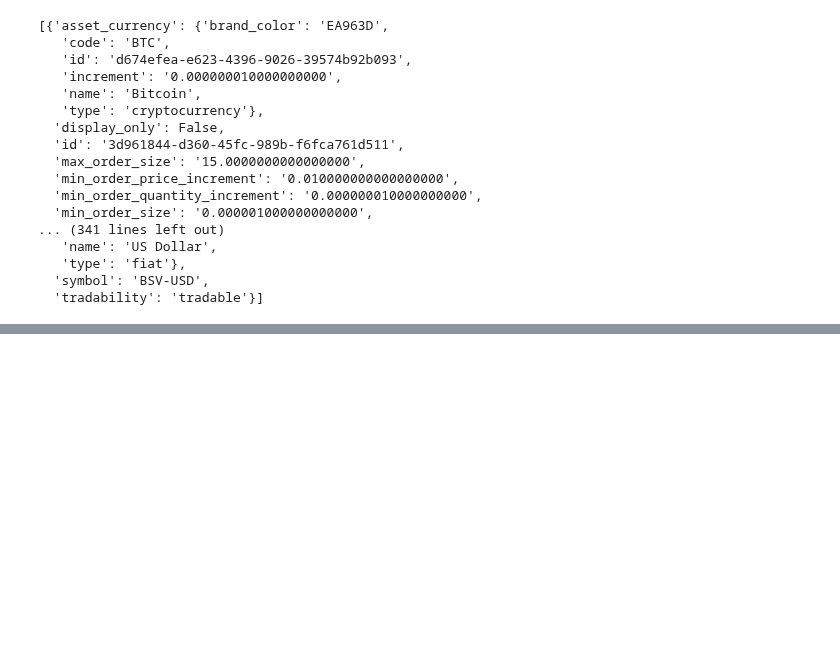
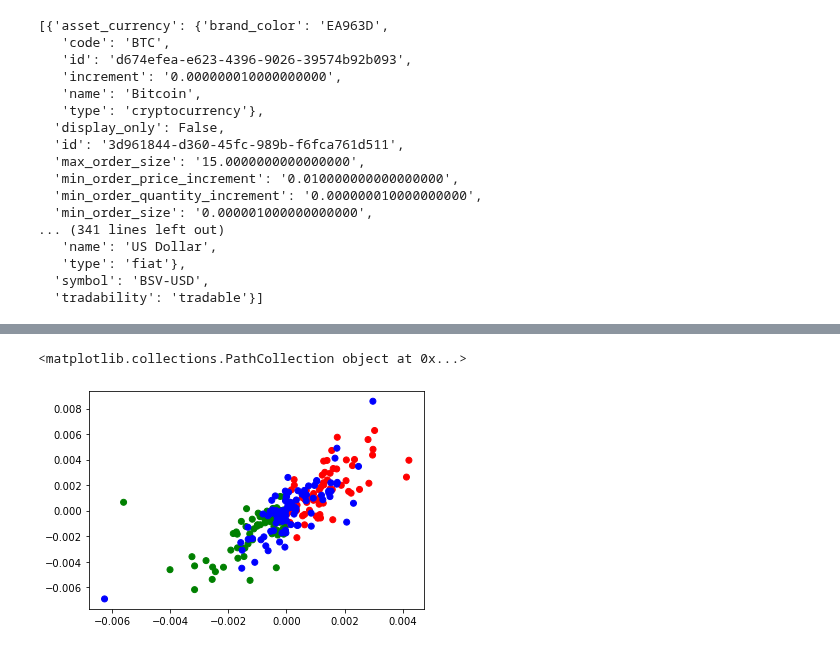
Before and after one commit to watsona4/jupyter_notebooks, a Jupyter notebook: Crypto Data.ipynb, the cells around one changed output, grey strips where cells are left out. Drawn from its saved outputs; the diff is of its cells as text; code cells hidden in the pictures; blank space fills up the shorter version.

Commit message:
added buy sell prediction

```diff
--- a/Crypto Data.ipynb
+++ b/Crypto Data.ipynb
@@ -58,0 +120,3 @@ r.get_crypto_currency_pairs()
+# %%
+for line in buys:
+    print(f'{line[0]:.6f}, pp1={line[1]:+.6f}, pp2={line[2]:+.6f}, pp3={line[3]:+.6f}, pp4={line[4]:+.6f}')
@@ -58,0 +141,3 @@ r.get_crypto_currency_pairs()
+# %%
+for line in sells:
+    print(f'{line[0]:.6f}, pp1={line[1]:+.6f}, pp2={line[2]:+.6f}, pp3={line[3]:+.6f}, pp4={line[4]:+.6f}')
@@ -58,0 +162,3 @@ r.get_crypto_currency_pairs()
+# %%
+for line in holds:
+    print(f'{line[0]:.6f}, pp1={line[1]:+.6f}, pp2={line[2]:+.6f}, pp3={line[3]:+.6f}, pp4={line[4]:+.6f}')
@@ -58,0 +183,15 @@ r.get_crypto_currency_pairs()
+# %%
+x = [line[1] for line in buys]
+y = [line[2] for line in buys]
+c = ['green' for line in buys]
+x += [line[1] for line in sells]
+y += [line[2] for line in sells]
+c += ['red' for line in sells]
+x += [line[1] for line in holds]
+y += [line[2] for line in holds]
+c += ['blue' for line in holds]
+# %%
+plt.scatter(x, y, c=c)
+# %% [output]
+<matplotlib.collections.PathCollection object at 0x...>
+[figure, added]
```
Also changed, not shown: parts of 19 cells of this notebook.
